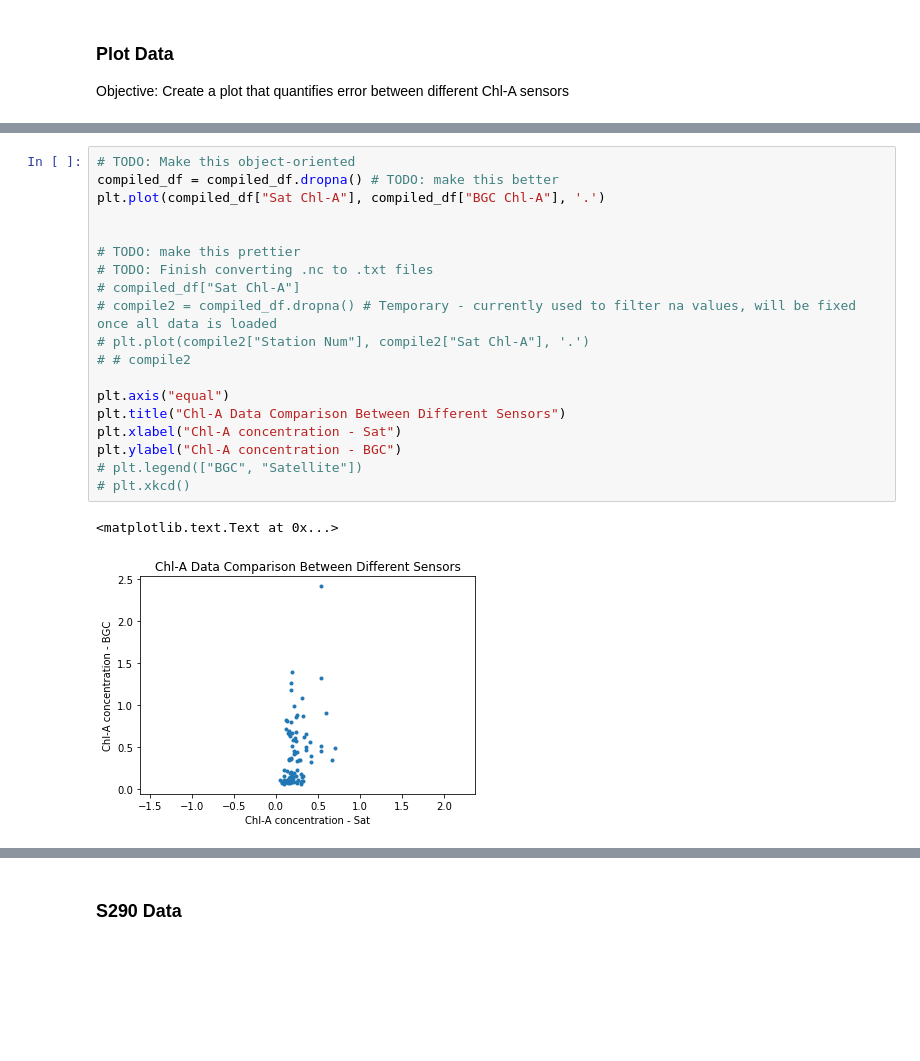
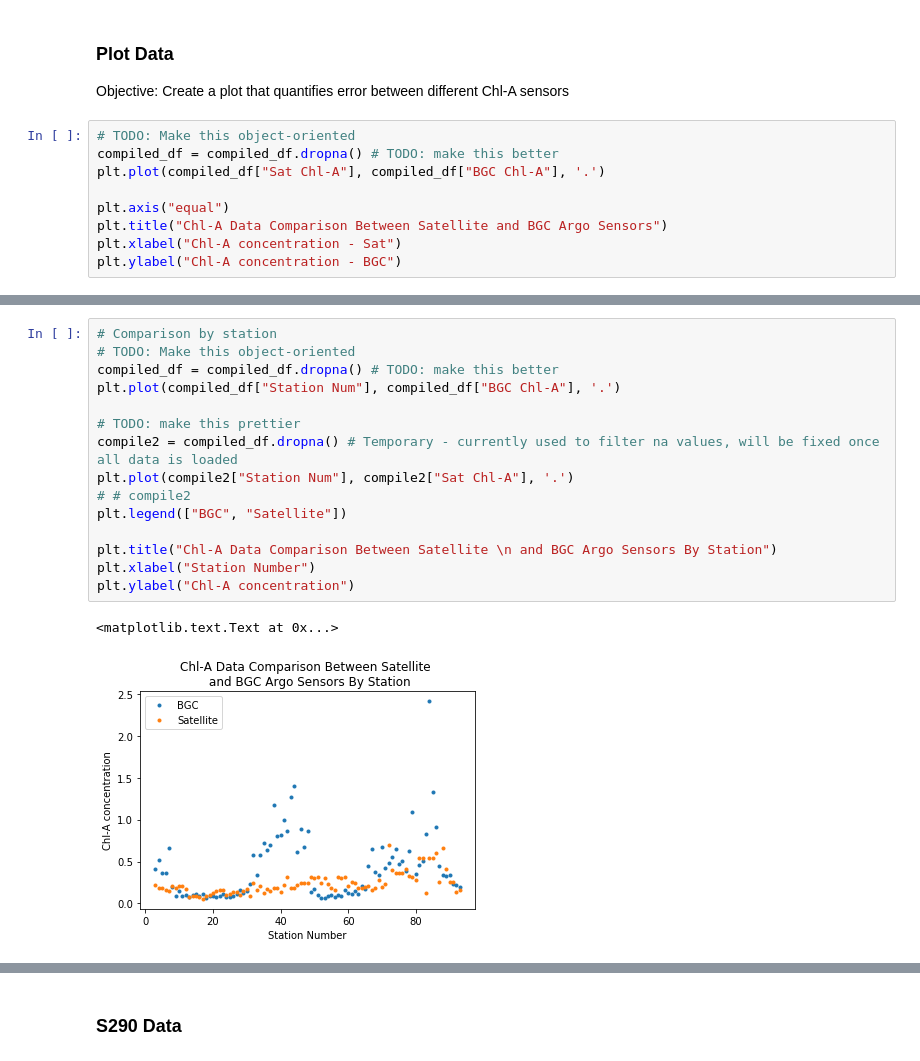
Before and after one commit to AmyPhung/chl-a-comparison, a Jupyter notebook: Workbook5.ipynb, the cells around one changed output, grey strips where cells are left out. Drawn from its saved outputs; the diff is of its cells as text; blank space fills up the shorter version.

Commit message:
Add in more figures - include direct correlation graphs and measurements by station

```diff
--- a/Workbook5.ipynb
+++ b/Workbook5.ipynb
@@ -236,3 +236,12 @@ compiled_df.head()
 # %% [markdown]
 ### Plot Data
 Objective: Create a plot that quantifies error between different Chl-A sensors
+# %%
+# TODO: Make this object-oriented
+compiled_df = compiled_df.dropna() # TODO: make this better
+plt.plot(compiled_df["Sat Chl-A"], compiled_df["BGC Chl-A"], '.')
+
+plt.axis("equal")
+plt.title("Chl-A Data Comparison Between Satellite and BGC Argo Sensors")
+plt.xlabel("Chl-A concentration - Sat")
+plt.ylabel("Chl-A concentration - BGC")
@@ -239,24 +251,20 @@ Objective: Create a plot that quantifies error between different Chl-A sensors
 # %%
+# Comparison by station
 # TODO: Make this object-oriented
 compiled_df = compiled_df.dropna() # TODO: make this better
-plt.plot(compiled_df["Sat Chl-A"], compiled_df["BGC Chl-A"], '.')
-
+plt.plot(compiled_df["Station Num"], compiled_df["BGC Chl-A"], '.')
 
 # TODO: make this prettier
-# TODO: Finish converting .nc to .txt files
-# compiled_df["Sat Chl-A"]
-# compile2 = compiled_df.dropna() # Temporary - currently used to filter na values, will be fixed once all data is loaded
-# plt.plot(compile2["Station Num"], compile2["Sat Chl-A"], '.')
+compile2 = compiled_df.dropna() # Temporary - currently used to filter na values, will be fixed once all data is loaded
+plt.plot(compile2["Station Num"], compile2["Sat Chl-A"], '.')
 # # compile2
+plt.legend(["BGC", "Satellite"])
 
-plt.axis("equal")
-plt.title("Chl-A Data Comparison Between Different Sensors")
-plt.xlabel("Chl-A concentration - Sat")
-plt.ylabel("Chl-A concentration - BGC")
-# plt.legend(["BGC", "Satellite"])
-# plt.xkcd()
+plt.title("Chl-A Data Comparison Between Satellite \n and BGC Argo Sensors By Station")
+plt.xlabel("Station Number")
+plt.ylabel("Chl-A concentration")
 # %% [output]
 <matplotlib.text.Text at 0x...>
-[figure, old version]
+[figure, new version]
 # %%
 # TODO: Make this object-oriented
```
Also changed, not shown: parts of 22 cells of this notebook.
